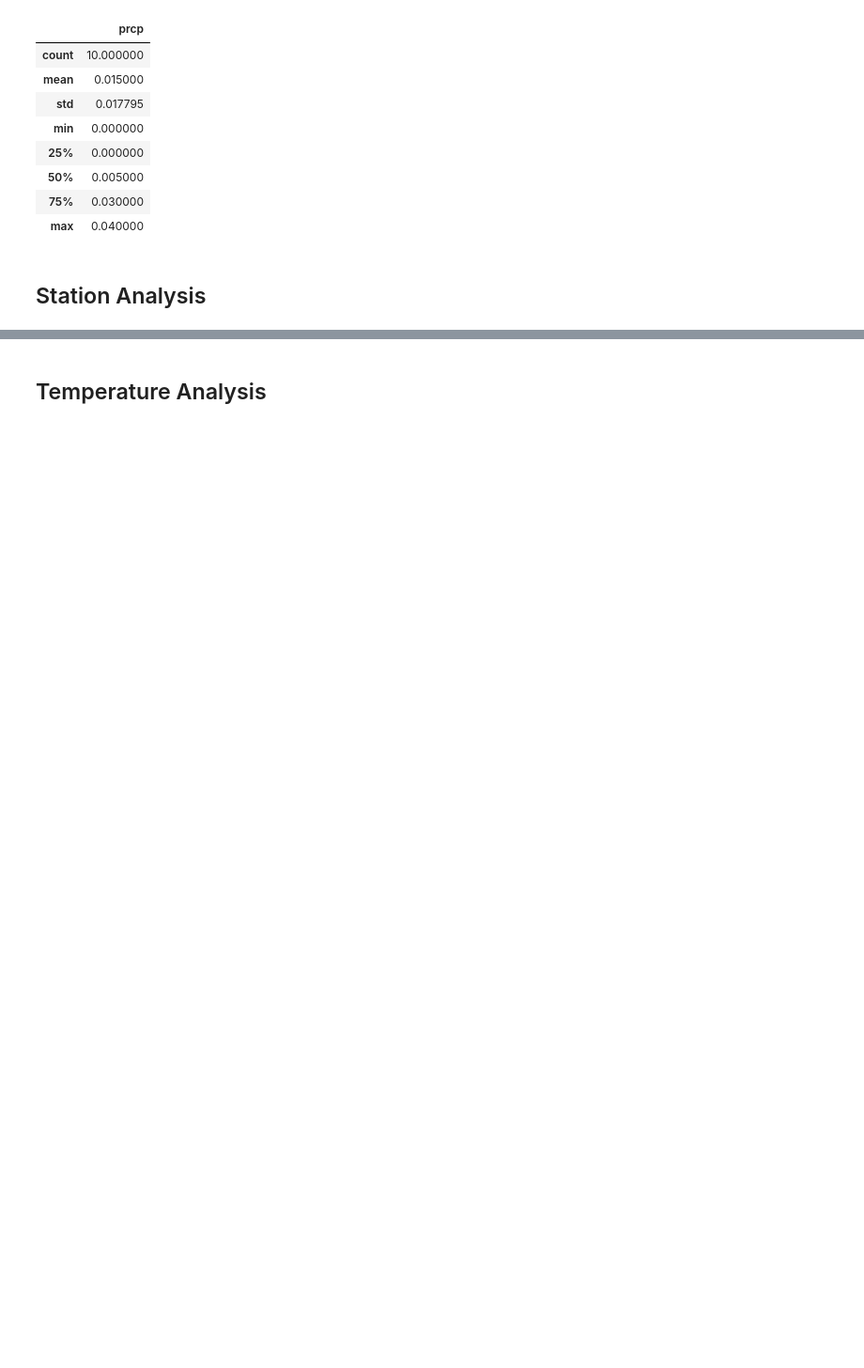
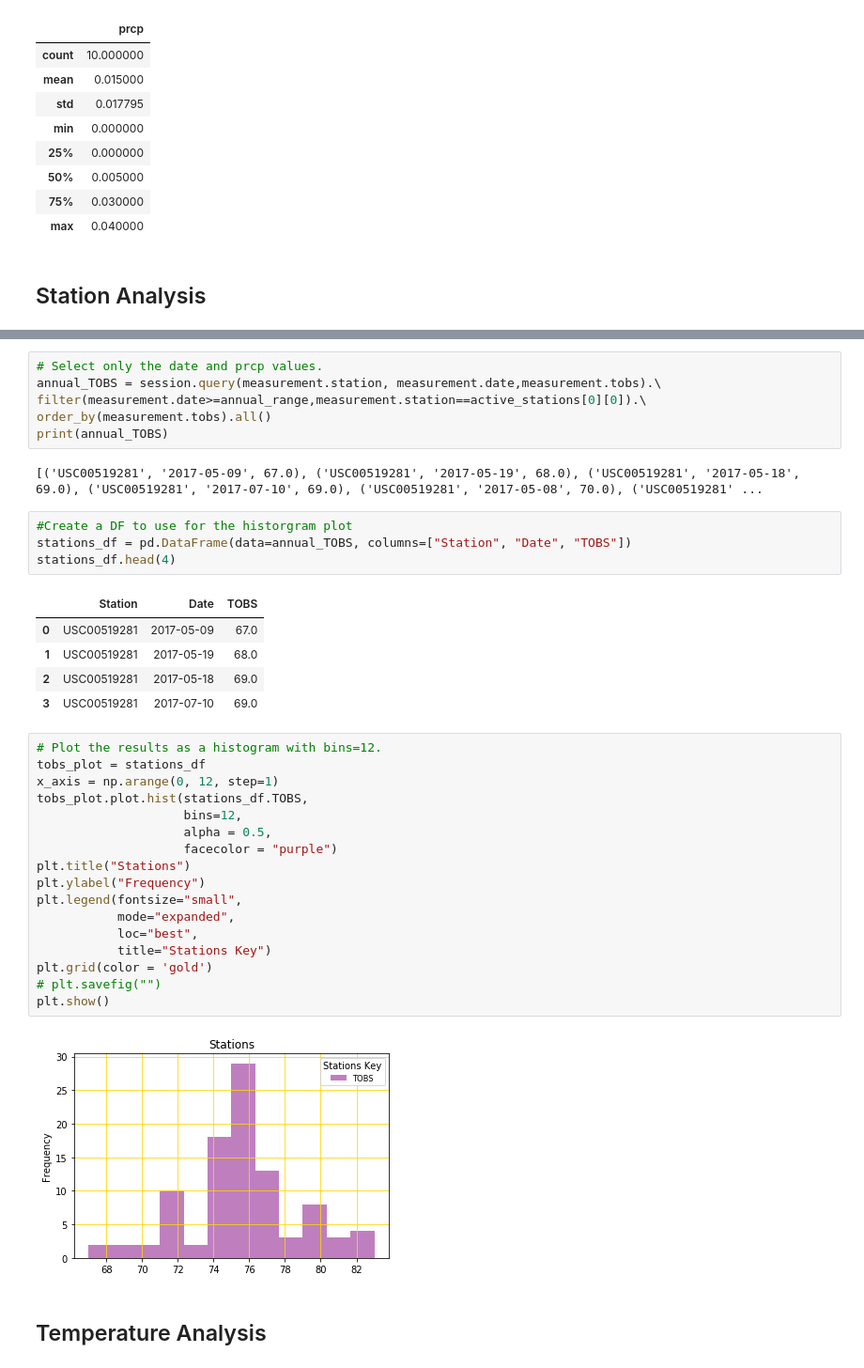
Before and after one commit to FutureGM/SqlAlchemy, a Jupyter notebook: Climate_Analysis.ipynb, the cells around one changed output, grey strips where cells are left out. Shown at 94% size. Drawn from its saved outputs; the diff is of its cells as text; blank space fills up the shorter version.

```diff
--- a/Climate_Analysis.ipynb
+++ b/Climate_Analysis.ipynb
@@ -186,3 +242,40 @@ summary
+# %%
+# Select only the date and prcp values.
+annual_TOBS = session.query(measurement.station, measurement.date,measurement.tobs).\
+filter(measurement.date>=annual_range,measurement.station==active_stations[0][0]).\
+order_by(measurement.tobs).all()
+print(annual_TOBS)
+# %% [output]
+[('USC00519281', '2017-05-09', 67.0), ('USC00519281', '2017-05-19', 68.0), ('USC00519281', '2017-05-18', 69.0), ('USC00519281', '2017-07-10', 69.0), ('USC00519281', '2017-05-08', 70.0), ('USC00519281' ...
+# %%
+#Create a DF to use for the historgram plot
+stations_df = pd.DataFrame(data=annual_TOBS, columns=["Station", "Date", "TOBS"])
+stations_df.head(4)
+# %% [output]
+|  | Station | Date | TOBS |
+| 0 | USC00519281 | 2017-05-09 | 67.0 |
+| 1 | USC00519281 | 2017-05-19 | 68.0 |
+| 2 | USC00519281 | 2017-05-18 | 69.0 |
+| 3 | USC00519281 | 2017-07-10 | 69.0 |
+# %%
+# Plot the results as a histogram with bins=12.
+tobs_plot = stations_df
+x_axis = np.arange(0, 12, step=1)
+tobs_plot.plot.hist(stations_df.TOBS,
+                    bins=12,
+                    alpha = 0.5,
+                    facecolor = "purple")
+plt.title("Stations")
+plt.ylabel("Frequency")
+plt.legend(fontsize="small",
+           mode="expanded",
+           loc="best",
+           title="Stations Key")
+plt.grid(color = 'gold')
+# plt.savefig("")
+plt.show()
+# %% [output]
+[figure, added]
 # %% [markdown]
 ## Temperature Analysis
 # %%
```
Also changed, not shown: parts of 11 cells of this notebook.
